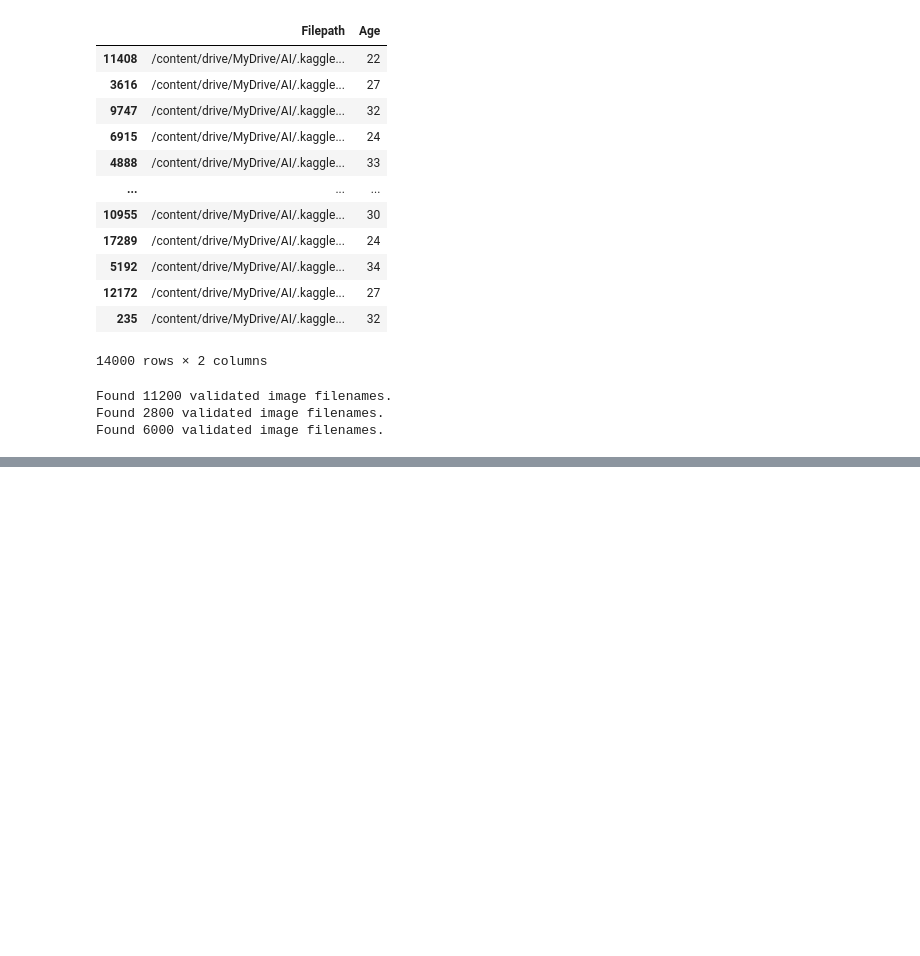
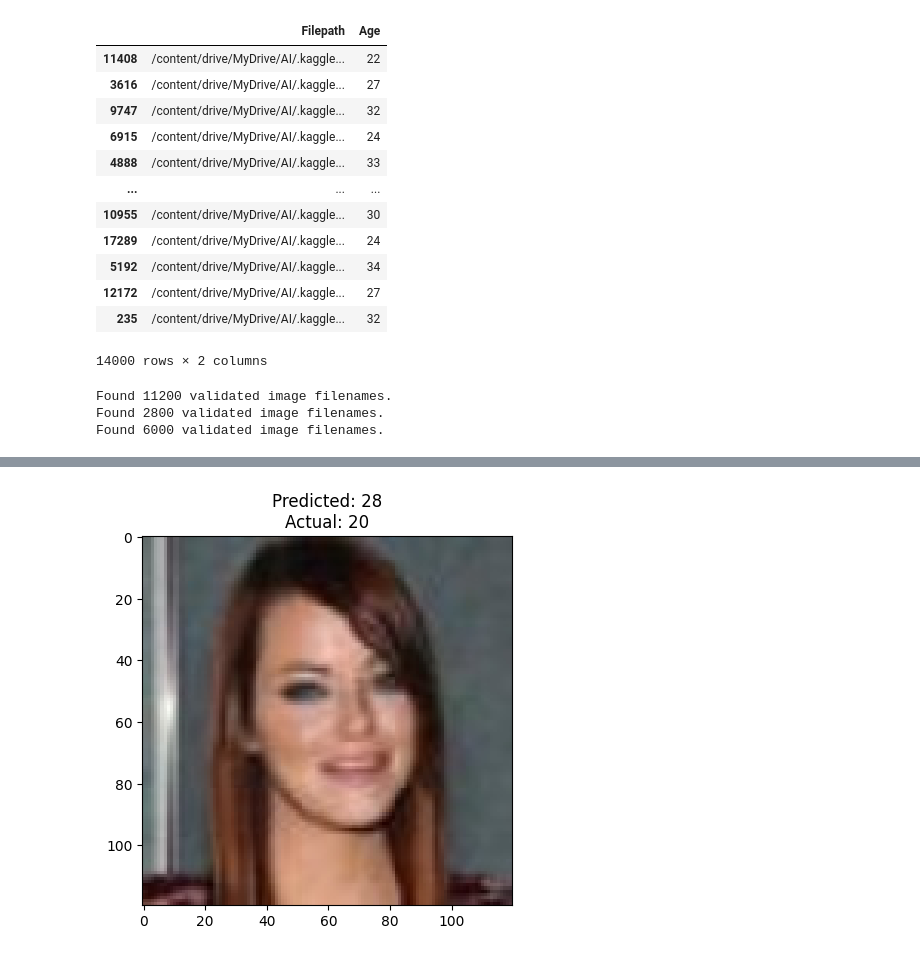
Before and after one commit to Hollyys/AI_Project, a Jupyter notebook: AgeEstimation/AgePrediction2.ipynb, the cells around one changed output, grey strips where cells are left out. Cells and saved outputs as stored; diff of their text form; code cells hidden in the pictures; blank space fills up the shorter version.

```diff
--- a/AgeEstimation/AgePrediction2.ipynb
+++ b/AgeEstimation/AgePrediction2.ipynb
@@ -191,5 +206,7 @@ Downloading data from https://storage.googleapis.com/tensorflow/keras-applicatio
 # %%
-test_image = '/content/drive/MyDrive/AI/.kaggle/20-50/test/20/28815.jpg'
+import matplotlib.pyplot as plt
+
+test_image = '/content/drive/MyDrive/AI/.kaggle/20-50/20-50/test/20/42331.jpg'
 image = tf.keras.preprocessing.image.load_img(test_image, target_size=(120,120))
 input_arr = np.array([tf.keras.preprocessing.image.img_to_array(image)]).astype('float32') / 255
 predictions = model.predict(input_arr)
@@ -204,3 +221,4 @@ plt.title('Predicted: ' + predicted_age + '\n' +
          'Actual: ' + actual_age)
 
 plt.show()
+# %% [output]
@@ -206,0 +226 @@ plt.show()
+[figure, added]
```
Also changed, not shown: parts of 4 cells of this notebook.
